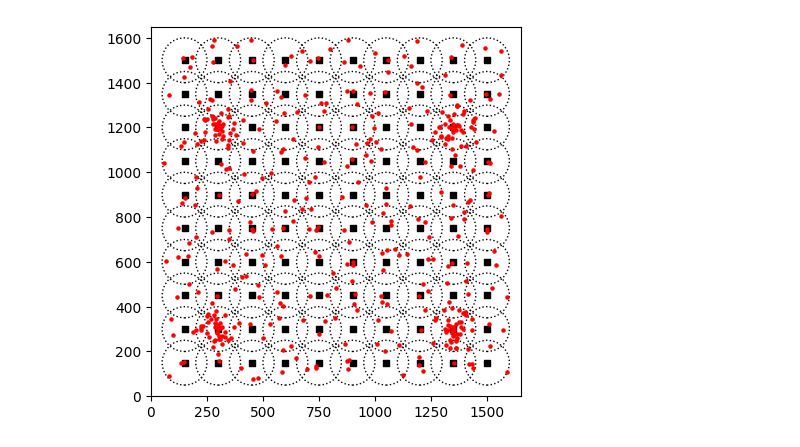
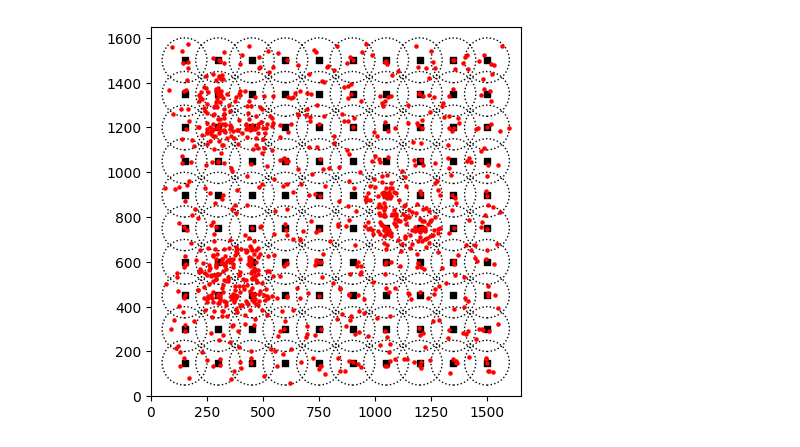
Before and after one commit to TimHung000/thesis, a Jupyter notebook: res.ipynb, the cells around one changed output. Saved outputs shown, nothing was run; the diff lists cells and outputs as text; code cells hidden in the pictures.

```diff
--- a/res.ipynb
+++ b/res.ipynb
@@ -14,10 +10,12 @@ home_directory = os.path.expanduser("~")
 omnetpp_directory = os.path.join(home_directory, "omnetpp-6.0.2")
 vec_directory = os.path.join(omnetpp_directory, "samples", "thesis", "results")
 # %%
-dispatchingAlgos = ["Local", "Random", "RandomWalk", "Greedy", "GreedyPartition", "Proposed"]
-schedulingAlgos = ["FIFO", "EDF", "EDF", "EDF", "EDF", "EDF"]
+dispatchingAlgos = ["Local", "Random", "RandomWalk", "D2FO", "GreedyPartition", "RandomPartition", "Proposed"]
+schedulingAlgos = ["FIFO", "EDF", "EDF", "EDF", "EDF", "EDF", "EDF"]
+# dispatchingAlgos = ["D2FO", "GreedyPartition","RandomPartition", "Proposed"]
+# schedulingAlgos = ["EDF", "EDF", "EDF", "EDF"]
 
-numUsers = [user for user in range(1000, 2501 , 100)]
+numUsers = [user for user in range(1000, 3001 , 200)]
 repetition = 1
 for idx, dispatchingAlgo in enumerate(dispatchingAlgos):
     for numUser in numUsers:
@@ -129,19 +106,28 @@ import pandas as pd
 
 completion_rate_data = {}
 for idx, completion_rate in enumerate(algoCompletionRate):
-    algo_key = f"{dispatchingAlgos[idx]}-{schedulingAlgos[idx]}"
+    # algo_key = f"{dispatchingAlgos[idx]}-{schedulingAlgos[idx]}"
+    algo_key = f"{dispatchingAlgos[idx]}"
     completion_rate_data[algo_key] = completion_rate
 
 completion_rate_df = pd.DataFrame(completion_rate_data, index=numUsers).transpose()
-display(completion_rate_df)
 completion_rate_df.to_csv(f"{vec_directory}/completion_rate.csv")
 
 
 completion_time_data = {}
 for idx, completion_time in enumerate(algoCompletionTime):
-    algo_key = f"{dispatchingAlgos[idx]}-{schedulingAlgos[idx]}"
+    # algo_key = f"{dispatchingAlgos[idx]}-{schedulingAlgos[idx]}"
+    algo_key = f"{dispatchingAlgos[idx]}"
     completion_time_data[algo_key] = completion_time
 
 completion_time_df = pd.DataFrame(completion_time_data, index=numUsers).transpose()
-display(completion_time_df)
 completion_time_df.to_csv(f"{vec_directory}/completion_time.csv")
+
+reward_data = {}
+for idx, reward in enumerate(algoTotalReward):
+    # algo_key = f"{dispatchingAlgos[idx]}-{schedulingAlgos[idx]}"
+    algo_key = f"{dispatchingAlgos[idx]}"
+    reward_data[algo_key] = reward
+
+reward_df = pd.DataFrame(reward_data, index=numUsers).transpose()
+reward_df.to_csv(f"{vec_directory}/reward.csv")
@@ -253,7 +286,7 @@ for x, y in zip(base_station_x_coords, bast_station_y_coords):
     plt.gca().add_patch(circle)
 
 # Generate random coordinates for users
-num_users = 500  # Number of users
+num_users = 1000  # Number of users
 num_users_per_region = num_users // (num_rows * num_columns)
 user_x_coords = []
 user_y_coords = []
@@ -327,10 +360,10 @@ user_x_coords = []
 user_y_coords = []
 
 
-num_users = 500  # Number of users
-hotspot_percent = 0.3
+num_users = 1000  # Number of users
+hotspot_percent = 0.4
 
-hotspot_idx = [11,18,71,78]
+hotspot_idx = [21, 22, 31, 32, 46, 47, 56, 71, 72, 81]
 hotspot_users_per_region = math.floor(num_users * hotspot_percent / len(hotspot_idx))
 for idx in hotspot_idx:
     for i in range(hotspot_users_per_region):
@@ -339,31 +372,31 @@ for idx in hotspot_idx:
         user_y_coords.append(user_y)
 
 
 users_per_region = math.floor(num_users * (1 - hotspot_percent) / (num_rows * num_columns))
 for base_station_x, base_station_y in zip(base_station_x_coords, bast_station_y_coords):
     for i in range(users_per_region):
         user_x, user_y = generate_random_point_in_circle(base_station_x, base_station_y, 100)
         user_x_coords.append(user_x)
         user_y_coords.append(user_y)
 
 
 # Plot the users
 plt.scatter(user_x_coords, user_y_coords, color='red', marker='o', s=5)
 
 # Set labels and title
 # plt.xlabel('X Axis (m)')
 # plt.ylabel('Y Axis (m)')
 # plt.title('Base Stations Grid with Users')
 
 # Set aspect ratio to make the distances equal in both axes
 plt.gca().set_aspect('equal', adjustable='box')
 
 # Set x and y axes to start at 0
 plt.xlim(0, (num_columns + 1) * distance)
 plt.ylim(0, (num_rows + 1) * distance)
 
 # Show the graph
 
 plt.show()
 # %% [output]
-[figure, old version]
+[figure, new version]
```
Also changed, not shown: parts of 8 cells of this notebook, 19 other files.
